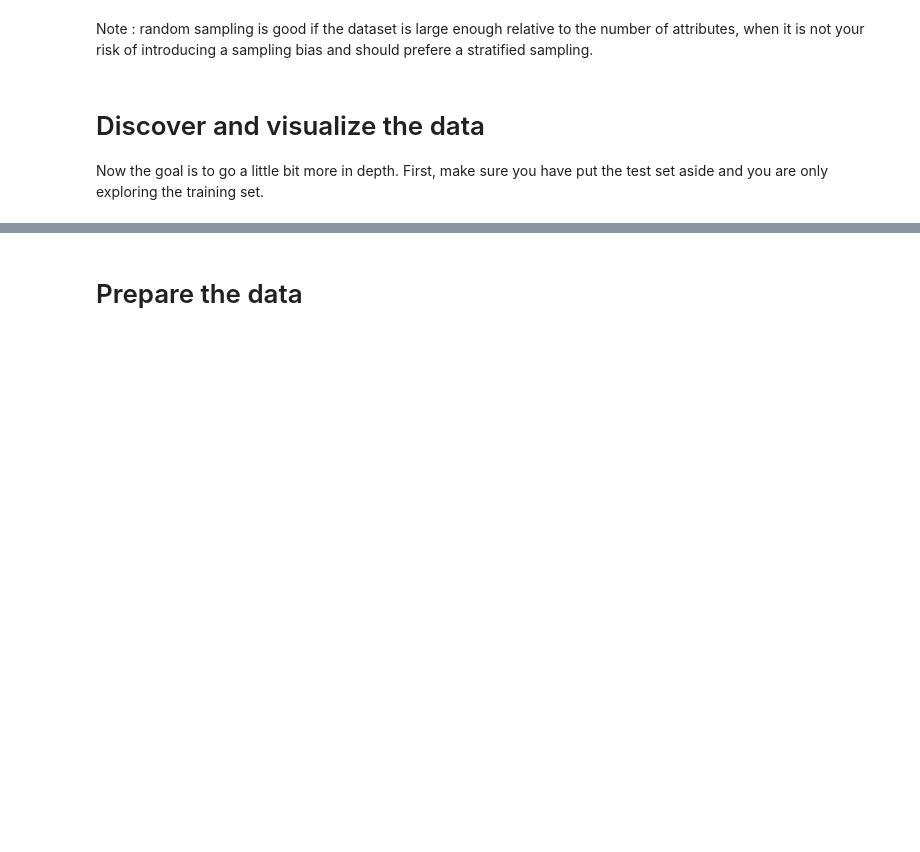
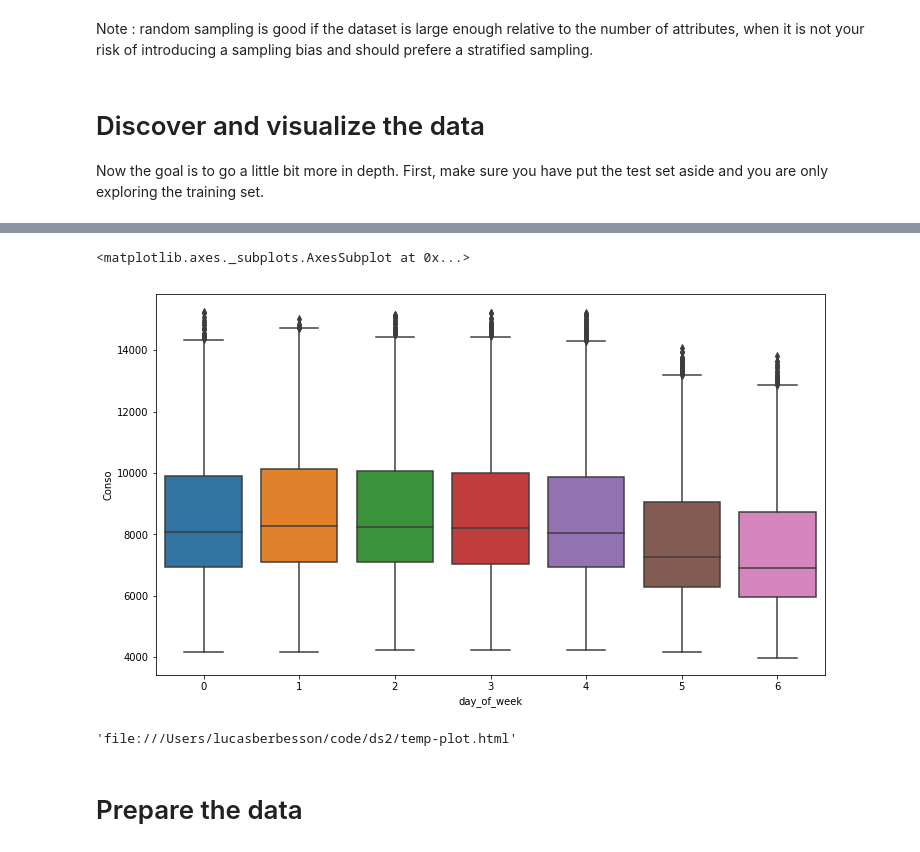
Before and after one commit to LucasBerbesson/ds2, a Jupyter notebook: 4.predict.ipynb, the cells around one changed output, grey strips where cells are left out. Drawn from its saved outputs; the diff is of its cells as text; code cells hidden in the pictures; blank space fills up the shorter version.

```diff
--- a/4.predict.ipynb
+++ b/4.predict.ipynb
@@ -67 +30,5 @@ df.dropna(inplace=True)
+# %%
+from modules.utils import get_data_with_features,is_day_off
+
+df = get_data_with_features()
 # %%
@@ -114,14 +127,19 @@ sns.pairplot(train_set.head(100))
 # %%
 plt.figure(figsize=(12, 7))
 
-sns.boxplot(x='Weekday',y='Conso',data=train_set)
+sns.boxplot(x='day_of_week',y='Conso',data=train_set)
+# %% [output]
+<matplotlib.axes._subplots.AxesSubplot at 0x...>
+[figure, added]
 # %%
 import plotly.offline as py
 import plotly.graph_objs as go
 
 
-data = [go.Scatter( x=df.index, y=(df["Conso"]))]
+data = [go.Scatter( x=df['Date'], y=(df["Conso"]))]
 py.plot(data)
+# %% [output]
+'file:///Users/lucasberbesson/code/ds2/temp-plot.html'
 # %%
 plt.figure(figsize=(10, 7))
 sns.heatmap(df.corr(),cmap='coolwarm')
```
Also changed, not shown: parts of 24 cells of this notebook, 31 other files.
